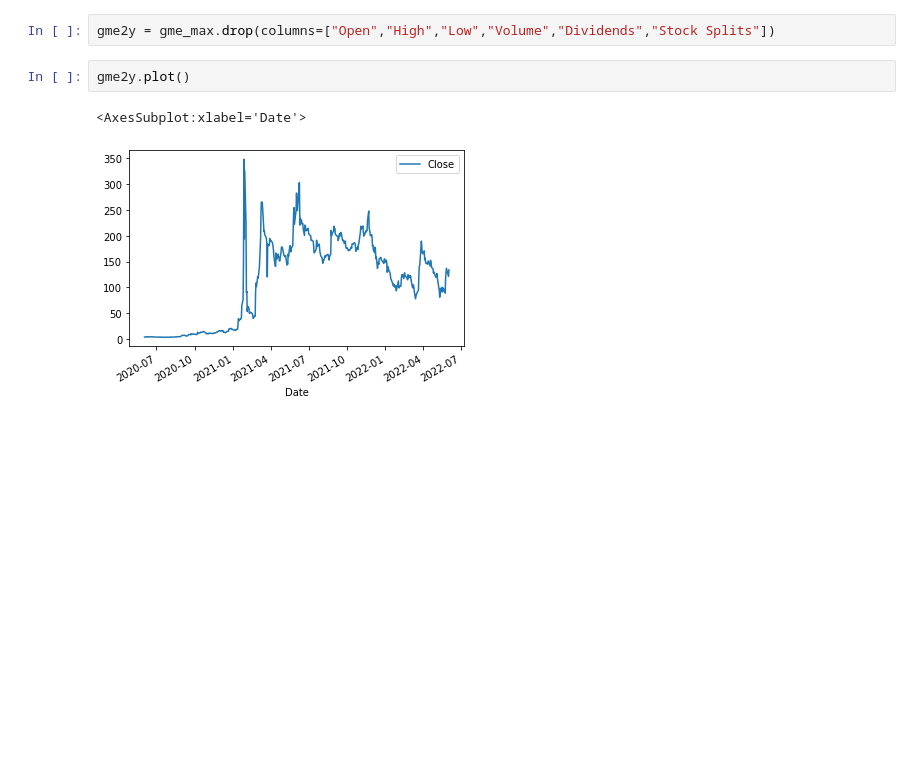
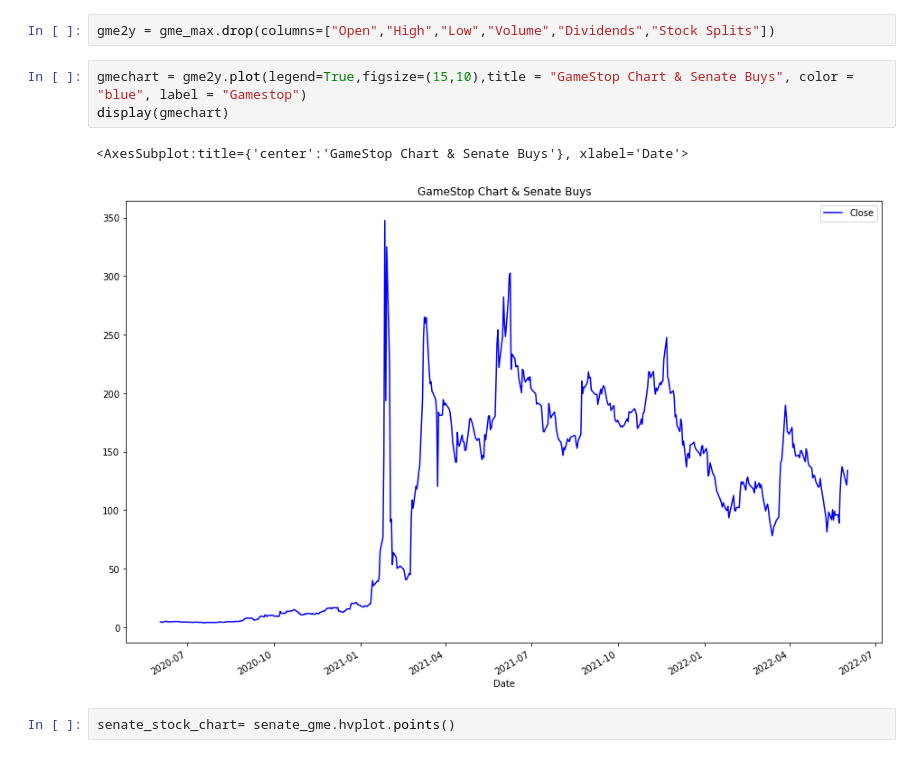
Before and after one commit to Loudju/Fintech_Project1_Politician_stock_trading, a Jupyter notebook: senate_trade_Test.ipynb, the cells around one changed output. Drawn from its saved outputs; the diff is of its cells as text; blank space fills up the shorter version.

```diff
--- a/senate_trade_Test.ipynb
+++ b/senate_trade_Test.ipynb
@@ -258,7 +258,10 @@ display(gme_max)
 # %%
 gme2y = gme_max.drop(columns=["Open","High","Low","Volume","Dividends","Stock Splits"])
 # %%
-gme2y.plot()
+gmechart = gme2y.plot(legend=True,figsize=(15,10),title = "GameStop Chart & Senate Buys", color = "blue", label = "Gamestop")
+display(gmechart)
 # %% [output]
-<AxesSubplot:xlabel='Date'>
+<AxesSubplot:title={'center':'GameStop Chart & Senate Buys'}, xlabel='Date'>
-[figure, old version]
+[figure, new version]
+# %%
+senate_stock_chart= senate_gme.hvplot.points()
```
